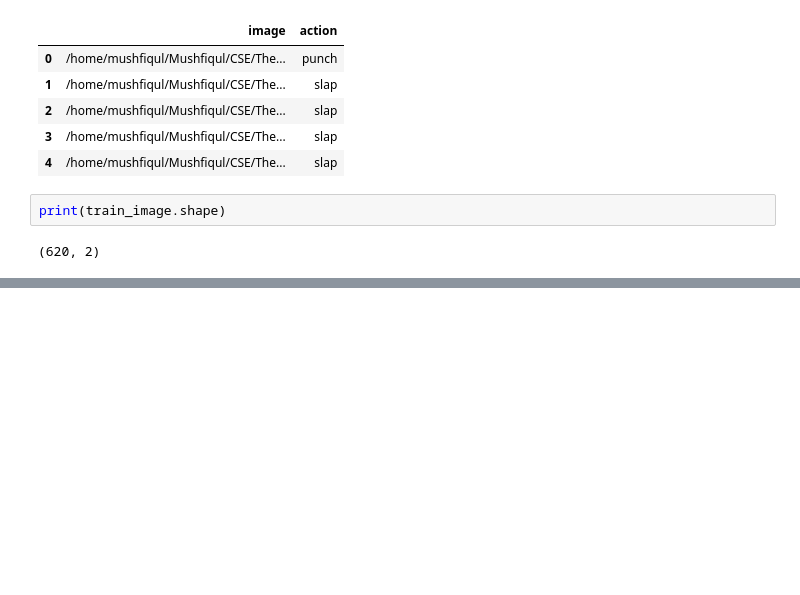
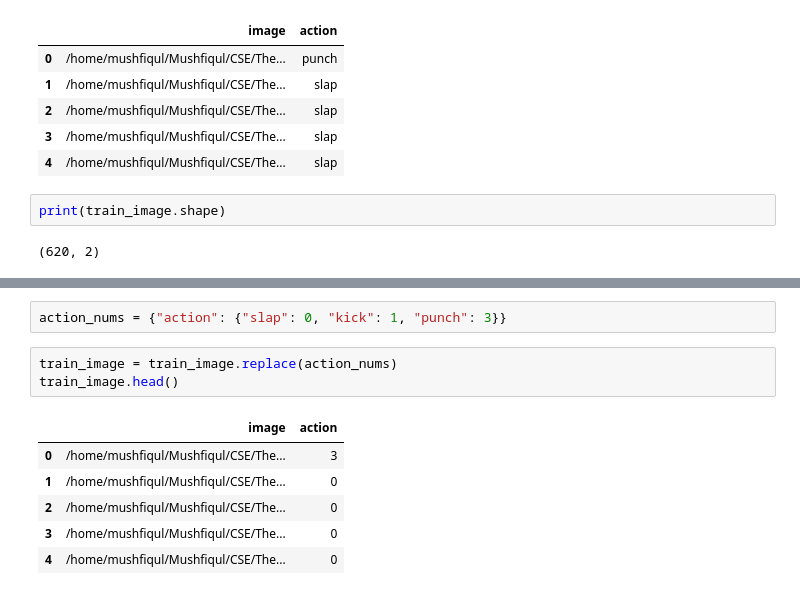
Before and after one commit to mushfiqulIslam/real-time-action-recognition-from-video-footage, a Jupyter notebook: action-recognition.ipynb, the cells around one changed output, grey strips where cells are left out. Drawn from its saved outputs; the diff is of its cells as text; blank space fills up the shorter version.

```diff
--- a/action-recognition.ipynb
+++ b/action-recognition.ipynb
@@ -126,0 +153,12 @@ print(train_image.shape)
+# %%
+action_nums = {"action": {"slap": 0, "kick": 1, "punch": 3}}
+# %%
+train_image = train_image.replace(action_nums)
+train_image.head()
+# %% [output]
+|  | image | action |
+| 0 | /home/mushfiqul/Mushfiqul/CSE/The... | 3 |
+| 1 | /home/mushfiqul/Mushfiqul/CSE/The... | 0 |
+| 2 | /home/mushfiqul/Mushfiqul/CSE/The... | 0 |
+| 3 | /home/mushfiqul/Mushfiqul/CSE/The... | 0 |
+| 4 | /home/mushfiqul/Mushfiqul/CSE/The... | 0 |
```
Also changed, not shown: parts of 19 cells of this notebook, 2 other files.
